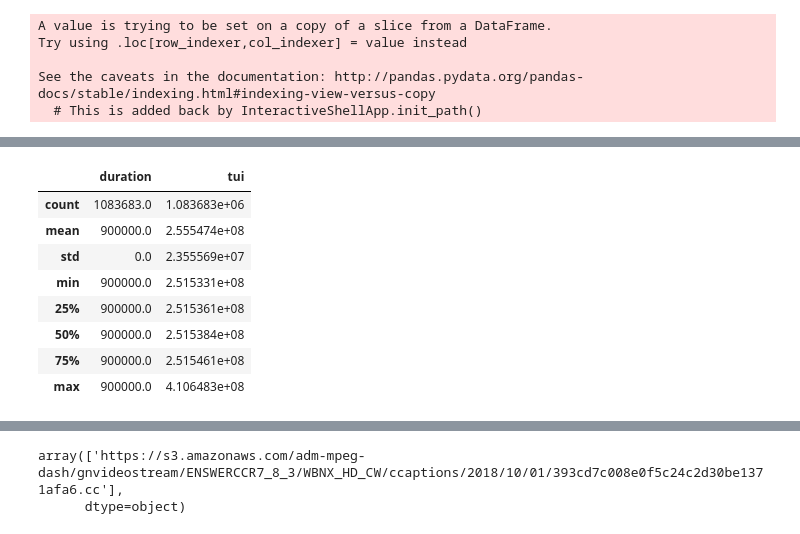
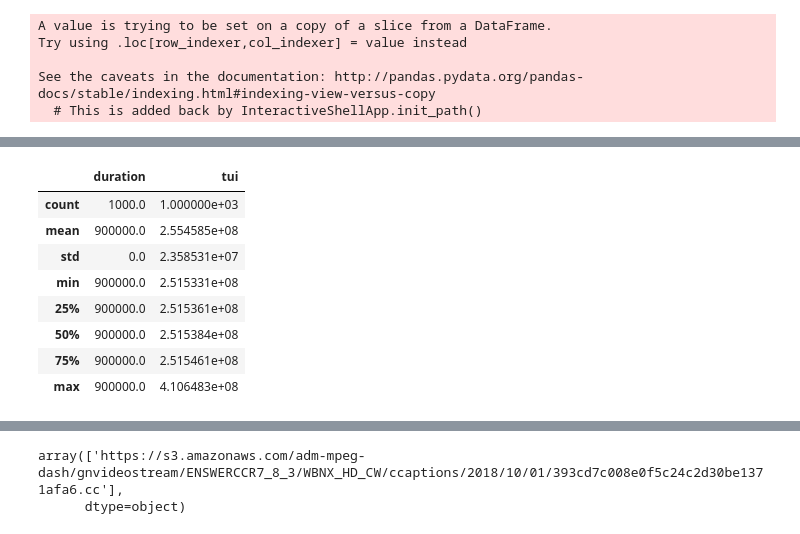
Before and after one commit to albertolovell/closed_caption_classifier, a Jupyter notebook: caption_notebook.ipynb, the cells around one changed output, grey strips where cells are left out. Drawn from its saved outputs; the diff is of its cells as text; code cells hidden in the pictures.

```diff
--- a/caption_notebook.ipynb
+++ b/caption_notebook.ipynb
@@ -307,5 +314,3 @@ Try using .loc[row_indexer,col_indexer] = value instead
 
 See the caveats in the documentation: http://pandas.pydata.org/pandas-docs/stable/indexing.html#indexing-view-versus-copy
   # This is added back by InteractiveShellApp.init_path()
-# %%
-check = pd.read_csv('data/cc_head.csv')
@@ -322,10 +326,10 @@ check = pd.read_csv('data/cc_head.csv')
 # %%
-from_df.describe()
+check.describe()
 # %% [output]
 |  | duration | tui |
-| count | 1083683.0 | 1.083683e+06 |
-| mean | 900000.0 | 2.555474e+08 |
-| std | 0.0 | 2.355569e+07 |
+| count | 1000.0 | 1.000000e+03 |
+| mean | 900000.0 | 2.554585e+08 |
+| std | 0.0 | 2.358531e+07 |
 | min | 900000.0 | 2.515331e+08 |
 | 25% | 900000.0 | 2.515361e+08 |
 | 50% | 900000.0 | 2.515384e+08 |
```
Also changed, not shown: parts of 6 cells of this notebook.
